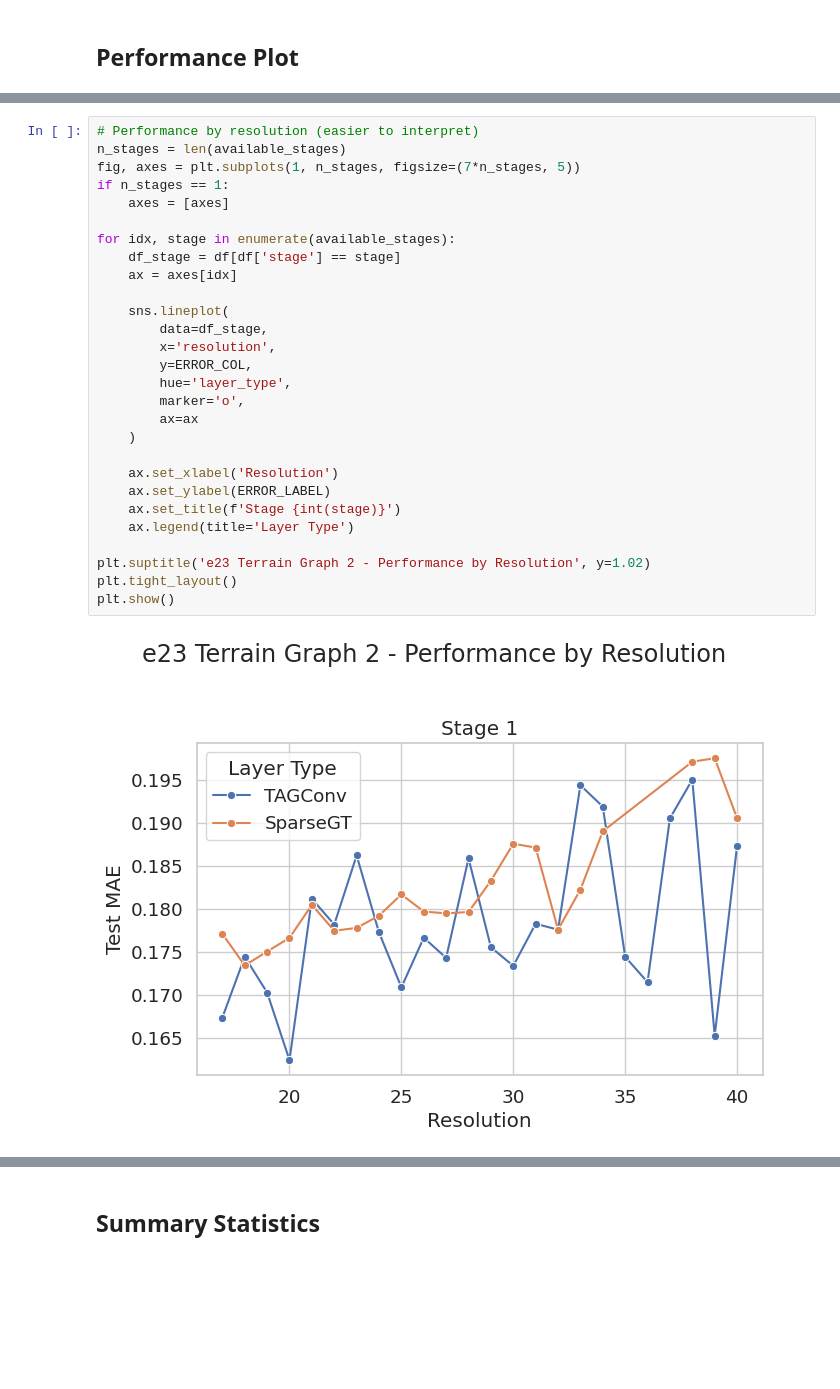
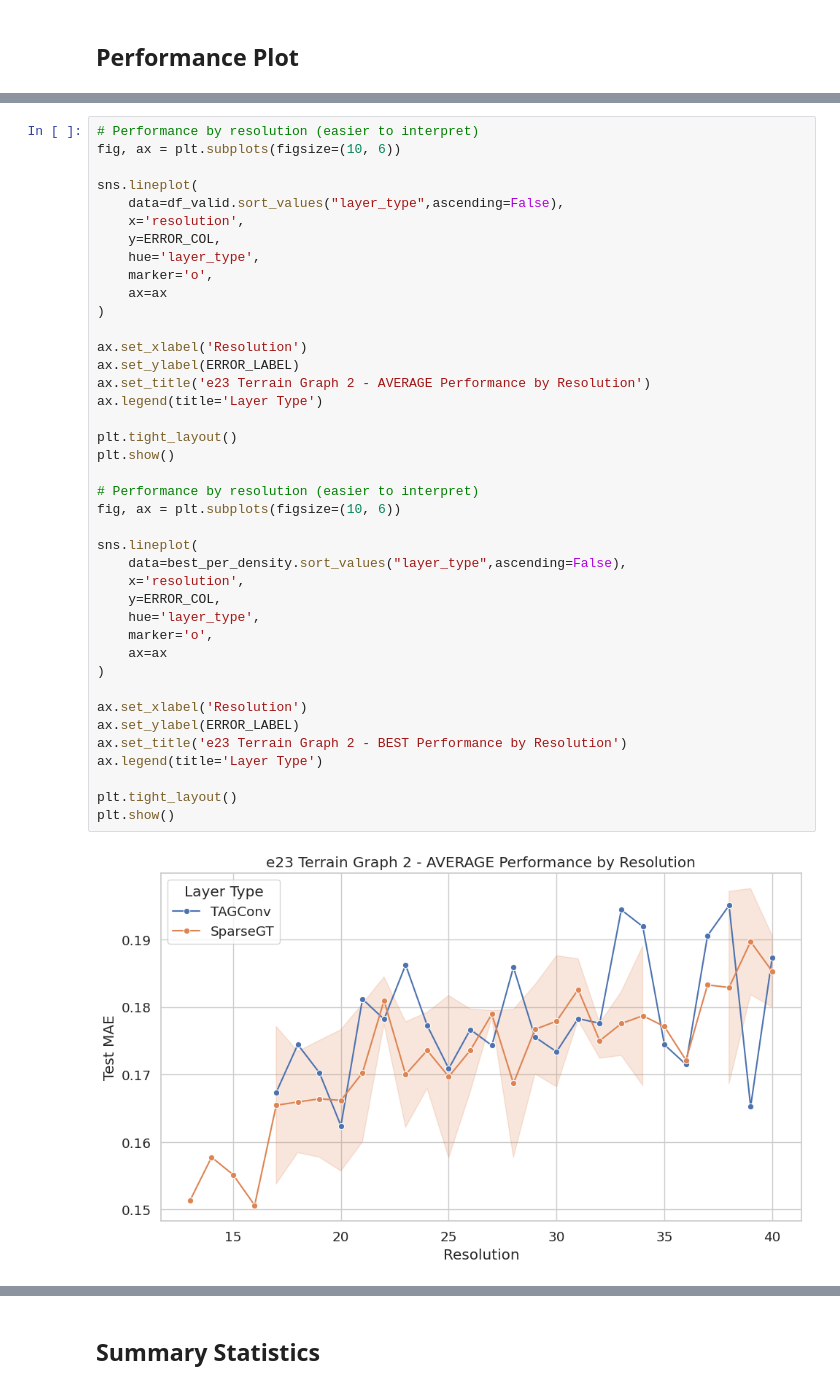
Before and after one commit to jotaporras/shortest-paths-nn, a Jupyter notebook: notebooks/e23_terrain_graph_2_analysis.ipynb, the cells around one changed output, grey strips where cells are left out. Drawn from its saved outputs; the diff is of its cells as text; blank space fills up the shorter version.

```diff
--- a/notebooks/e23_terrain_graph_2_analysis.ipynb
+++ b/notebooks/e23_terrain_graph_2_analysis.ipynb
@@ -326,30 +334,42 @@ plt.show()
 # %%
 # Performance by resolution (easier to interpret)
-n_stages = len(available_stages)
-fig, axes = plt.subplots(1, n_stages, figsize=(7*n_stages, 5))
-if n_stages == 1:
-    axes = [axes]
+fig, ax = plt.subplots(figsize=(10, 6))
 
-for idx, stage in enumerate(available_stages):
-    df_stage = df[df['stage'] == stage]
-    ax = axes[idx]
+sns.lineplot(
+    data=df_valid.sort_values("layer_type",ascending=False),
+    x='resolution',
+    y=ERROR_COL,
+    hue='layer_type',
+    marker='o',
+    ax=ax
+)
 
-    sns.lineplot(
-        data=df_stage,
-        x='resolution',
-        y=ERROR_COL,
-        hue='layer_type',
-        marker='o',
-        ax=ax
-    )
+ax.set_xlabel('Resolution')
+ax.set_ylabel(ERROR_LABEL)
+ax.set_title('e23 Terrain Graph 2 - AVERAGE Performance by Resolution')
+ax.legend(title='Layer Type')
 
-    ax.set_xlabel('Resolution')
-    ax.set_ylabel(ERROR_LABEL)
-    ax.set_title(f'Stage {int(stage)}')
-    ax.legend(title='Layer Type')
-
-plt.suptitle('e23 Terrain Graph 2 - Performance by Resolution', y=1.02)
 plt.tight_layout()
 plt.show()
+
+# Performance by resolution (easier to interpret)
+fig, ax = plt.subplots(figsize=(10, 6))
+
+sns.lineplot(
+    data=best_per_density.sort_values("layer_type",ascending=False),
+    x='resolution',
+    y=ERROR_COL,
+    hue='layer_type',
+    marker='o',
+    ax=ax
+)
+
+ax.set_xlabel('Resolution')
+ax.set_ylabel(ERROR_LABEL)
+ax.set_title('e23 Terrain Graph 2 - BEST Performance by Resolution')
+ax.legend(title='Layer Type')
+
+plt.tight_layout()
+plt.show()
 # %% [output]
-[figure, old version]
+[figure, new version]
```
Also changed, not shown: parts of 13 cells of this notebook.
